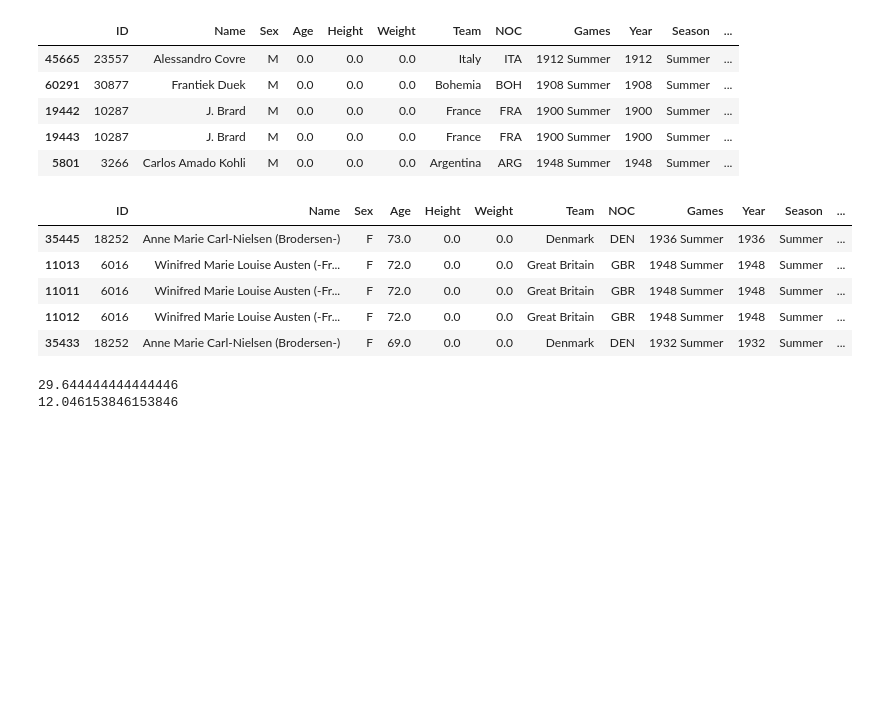
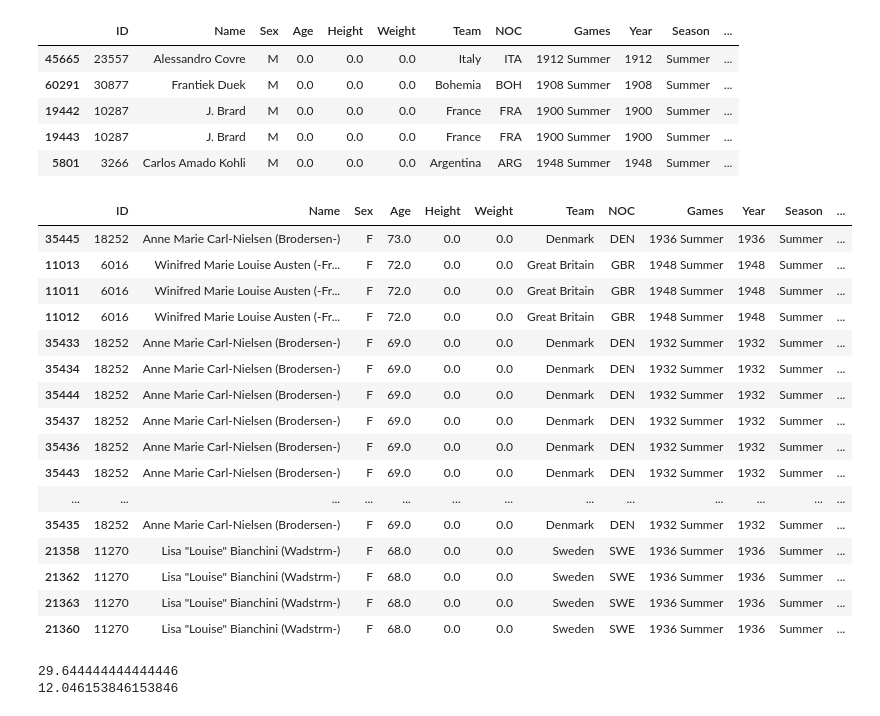
Before and after one commit to NathanH12/Project-1-, a Jupyter notebook: olympmain.ipynb, the cells around one changed output. Cells and saved outputs as stored; diff of their text form; code cells hidden in the pictures; blank space fills up the shorter version.

```diff
--- a/olympmain.ipynb
+++ b/olympmain.ipynb
@@ -146,22 +146,33 @@ oldest_Male.head()
 # %%
 #Female Data set
 gender_data = olympic_data_df.groupby(["Sex"])
 averageAgeSex= gender_data["Age"].mean()
 female_data=new_duplicate_df[new_duplicate_df["Sex"]=="F"]
 
 
 female_data1=(female_data["ID"].count())
 Average_Female_sex = female_data.groupby('Year')['Age'].mean()
 
 oldest_Female=female_data.sort_values((["Age"]),ascending=False)
-oldest_Female.head(5)
+oldest_Female.head(20)
 # %% [output]
 |  | ID | Name | Sex | Age | Height | Weight | Team | NOC | Games | Year | Season | ... |
 | 35445 | 18252 | Anne Marie Carl-Nielsen (Brodersen-) | F | 73.0 | 0.0 | 0.0 | Denmark | DEN | 1936 Summer | 1936 | Summer | ... |
 | 11013 | 6016 | Winifred Marie Louise Austen (-Fr... | F | 72.0 | 0.0 | 0.0 | Great Britain | GBR | 1948 Summer | 1948 | Summer | ... |
 | 11011 | 6016 | Winifred Marie Louise Austen (-Fr... | F | 72.0 | 0.0 | 0.0 | Great Britain | GBR | 1948 Summer | 1948 | Summer | ... |
 | 11012 | 6016 | Winifred Marie Louise Austen (-Fr... | F | 72.0 | 0.0 | 0.0 | Great Britain | GBR | 1948 Summer | 1948 | Summer | ... |
 | 35433 | 18252 | Anne Marie Carl-Nielsen (Brodersen-) | F | 69.0 | 0.0 | 0.0 | Denmark | DEN | 1932 Summer | 1932 | Summer | ... |
+| 35434 | 18252 | Anne Marie Carl-Nielsen (Brodersen-) | F | 69.0 | 0.0 | 0.0 | Denmark | DEN | 1932 Summer | 1932 | Summer | ... |
+| 35444 | 18252 | Anne Marie Carl-Nielsen (Brodersen-) | F | 69.0 | 0.0 | 0.0 | Denmark | DEN | 1932 Summer | 1932 | Summer | ... |
+| 35437 | 18252 | Anne Marie Carl-Nielsen (Brodersen-) | F | 69.0 | 0.0 | 0.0 | Denmark | DEN | 1932 Summer | 1932 | Summer | ... |
+| 35436 | 18252 | Anne Marie Carl-Nielsen (Brodersen-) | F | 69.0 | 0.0 | 0.0 | Denmark | DEN | 1932 Summer | 1932 | Summer | ... |
+| 35443 | 18252 | Anne Marie Carl-Nielsen (Brodersen-) | F | 69.0 | 0.0 | 0.0 | Denmark | DEN | 1932 Summer | 1932 | Summer | ... |
+| ... | ... | ... | ... | ... | ... | ... | ... | ... | ... | ... | ... | ... |
+| 35435 | 18252 | Anne Marie Carl-Nielsen (Brodersen-) | F | 69.0 | 0.0 | 0.0 | Denmark | DEN | 1932 Summer | 1932 | Summer | ... |
+| 21358 | 11270 | Lisa "Louise" Bianchini (Wadstrm-) | F | 68.0 | 0.0 | 0.0 | Sweden | SWE | 1936 Summer | 1936 | Summer | ... |
+| 21362 | 11270 | Lisa "Louise" Bianchini (Wadstrm-) | F | 68.0 | 0.0 | 0.0 | Sweden | SWE | 1936 Summer | 1936 | Summer | ... |
+| 21363 | 11270 | Lisa "Louise" Bianchini (Wadstrm-) | F | 68.0 | 0.0 | 0.0 | Sweden | SWE | 1936 Summer | 1936 | Summer | ... |
+| 21360 | 11270 | Lisa "Louise" Bianchini (Wadstrm-) | F | 68.0 | 0.0 | 0.0 | Sweden | SWE | 1936 Summer | 1936 | Summer | ... |
 # %%
 
 #Male Age over the years
```
Also changed, not shown: parts of 1 cell of this notebook, 5 other files.
